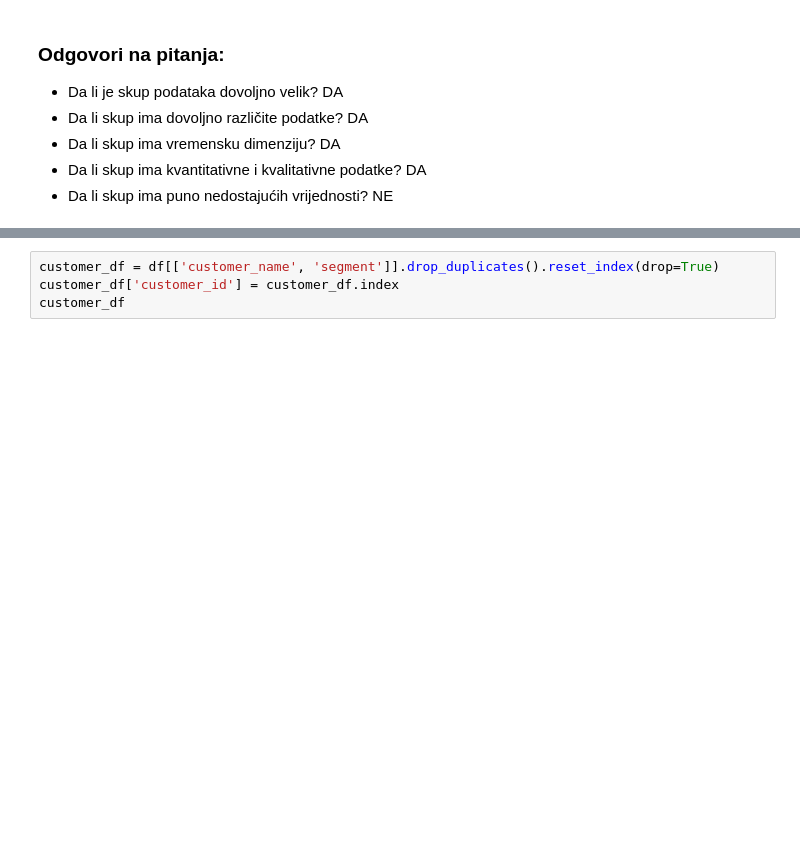
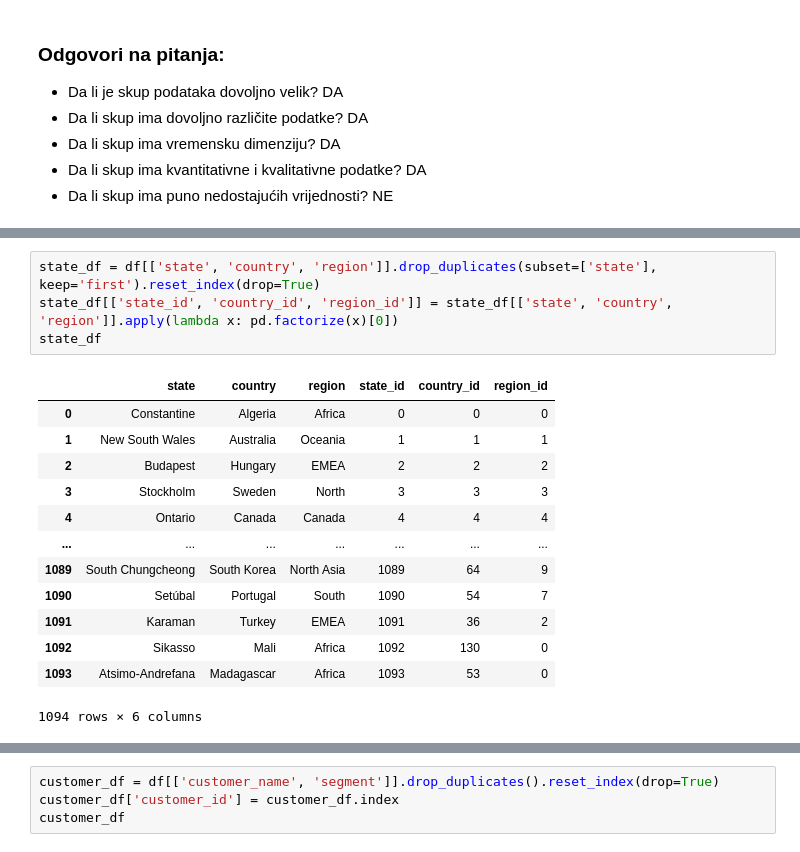
Before and after one commit to thomassiard/SPI-Projekt, a Jupyter notebook: superstore.ipynb, the cells around one changed output, grey strips where cells are left out. Saved outputs shown, nothing was run; the diff lists cells and outputs as text; blank space fills up the shorter version.

```diff
--- a/superstore.ipynb
+++ b/superstore.ipynb
@@ -188,0 +183,18 @@ order
+# %%
+state_df = df[['state', 'country', 'region']].drop_duplicates(subset=['state'], keep='first').reset_index(drop=True)
+state_df[['state_id', 'country_id', 'region_id']] = state_df[['state', 'country', 'region']].apply(lambda x: pd.factorize(x)[0])
+state_df
+# %% [output]
+|  | state | country | region | state_id | country_id | region_id |
+| 0 | Constantine | Algeria | Africa | 0 | 0 | 0 |
+| 1 | New South Wales | Australia | Oceania | 1 | 1 | 1 |
+| 2 | Budapest | Hungary | EMEA | 2 | 2 | 2 |
+| 3 | Stockholm | Sweden | North | 3 | 3 | 3 |
+| 4 | Ontario | Canada | Canada | 4 | 4 | 4 |
+| ... | ... | ... | ... | ... | ... | ... |
+| 1089 | South Chungcheong | South Korea | North Asia | 1089 | 64 | 9 |
+| 1090 | Setúbal | Portugal | South | 1090 | 54 | 7 |
+| 1091 | Karaman | Turkey | EMEA | 1091 | 36 | 2 |
+| 1092 | Sikasso | Mali | Africa | 1092 | 130 | 0 |
+| 1093 | Atsimo-Andrefana | Madagascar | Africa | 1093 | 53 | 0 |
+1094 rows × 6 columns
```
Also changed, not shown: parts of 15 cells of this notebook, 12 other files.
